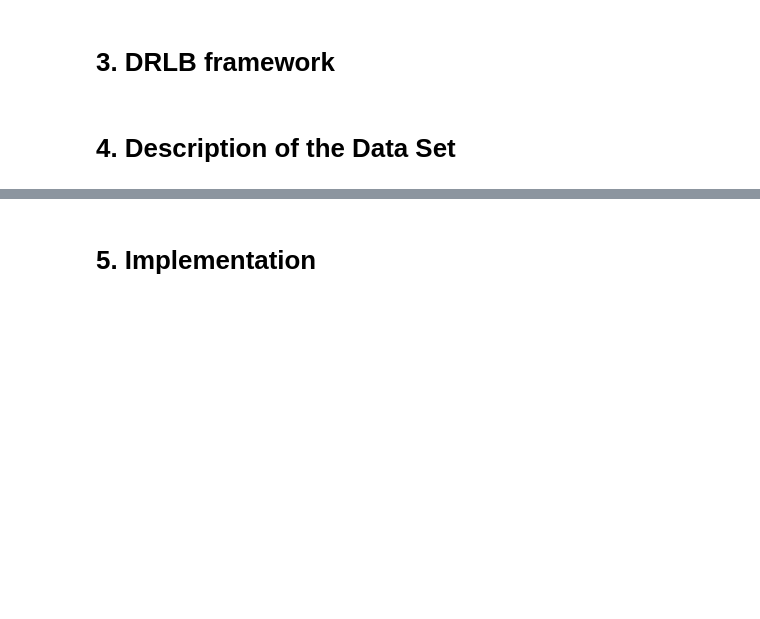
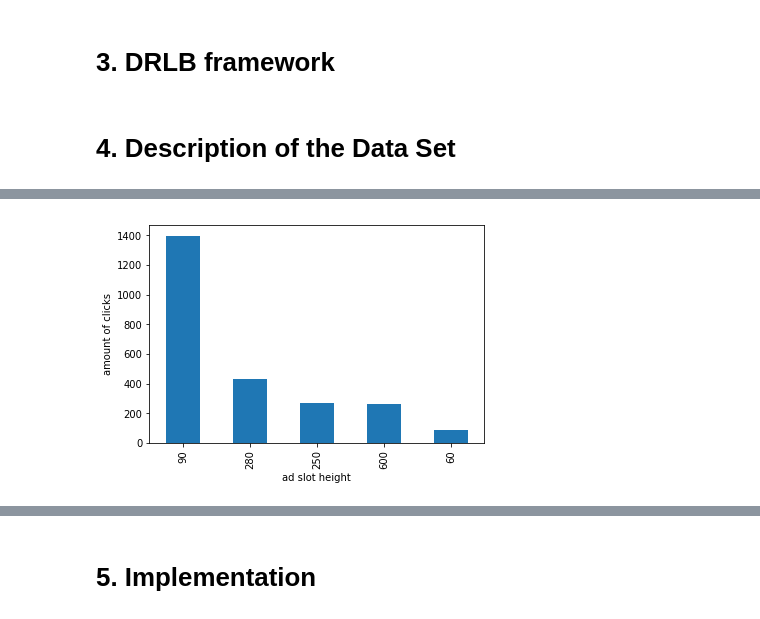
Before and after one commit to aynetdia/Budget_Constrained_Bidding, a Jupyter notebook: Tutorial.ipynb, the cells around one changed output, grey strips where cells are left out. Saved outputs shown, nothing was run; the diff lists cells and outputs as text; code cells hidden in the pictures; blank space fills up the shorter version.

```diff
--- a/Tutorial.ipynb
+++ b/Tutorial.ipynb
@@ -131,0 +359,9 @@ DQN iteratively learns Q-function $Q(s_{t}, a_{t})$ corresponding to the optimal
+# %%
+# best performing slotheight (based on click == 1 true)
+
+df_bid_train[df_bid_train['click']==1].slotheight.value_counts().plot(kind='bar')
+plt.ylabel('amount of clicks')
+plt.xlabel('ad slot height')
+plt.show()
+# %% [output]
+[figure, added]
```
Also changed, not shown: parts of 26 cells of this notebook.
